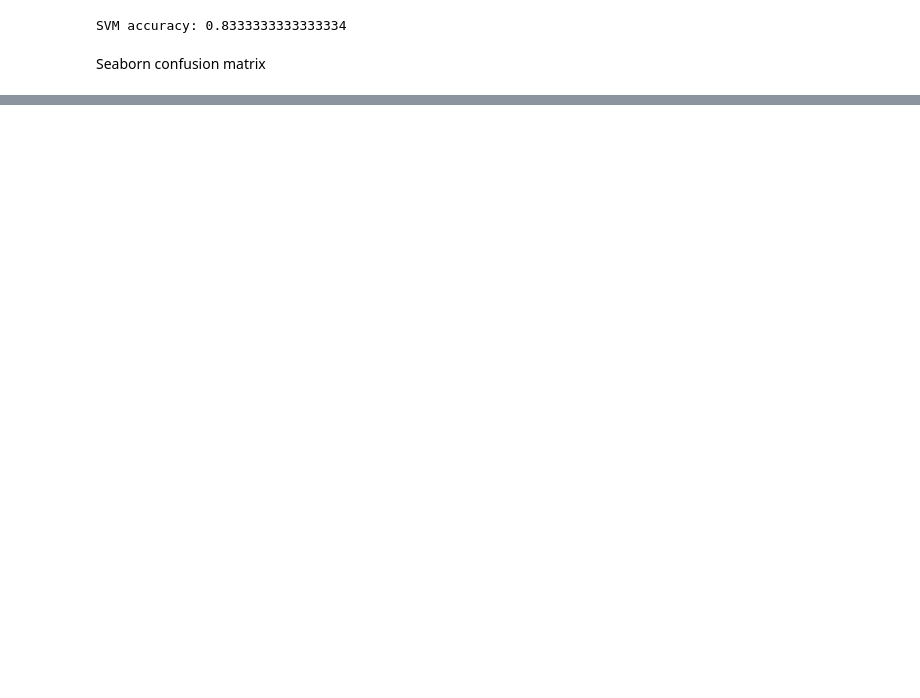
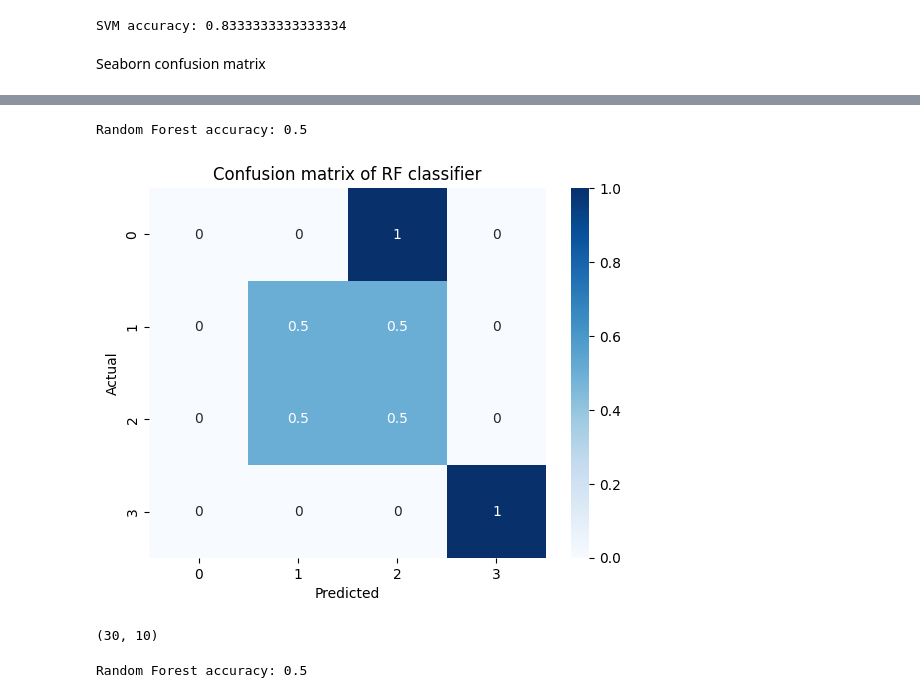
Before and after one commit to tomjefferis/ArtHeart, a Jupyter notebook: arthheart-ml.ipynb, the cells around one changed output, grey strips where cells are left out. Saved outputs shown, nothing was run; the diff lists cells and outputs as text; code cells hidden in the pictures; blank space fills up the shorter version.

```diff
--- a/arthheart-ml.ipynb
+++ b/arthheart-ml.ipynb
@@ -367,0 +440,33 @@ SVM accuracy: 0.5
+# %%
+# Create and train the Random Forest model
+rf = RandomForestClassifier(n_estimators=100, max_depth=10, random_state=42)
+rf.fit(X_train, y_train)
+
+# Evaluate the model on the testing set
+accuracy = rf.score(X_test, y_test)
+print(f'Random Forest accuracy: {accuracy}')
+# %% [output]
+Random Forest accuracy: 0.5
+# %%
+cm = confusion_matrix(y_test, rf.predict(X_test))
+cm_norm = cm / cm.sum(axis=1).reshape(-1,1)
+sns.heatmap(cm_norm, annot=True, cmap='Blues')
+plt.xlabel('Predicted')
+plt.ylabel('Actual')
+plt.title('Confusion matrix of RF classifier')
+plt.show()
+# %% [output]
+[figure, added]
+# %%
+selector = SelectKBest(f_classif, k=10)
+Group3_processed_fit = selector.fit_transform(Group3_processed, Group3_arousal)
+
+Group3_processed_fit = np.array(Group3_processed_fit)
+Group3_arousal_score = np.array(Group3_arousal)
+
+
+std = StandardScaler()
+Group3_processed_std = std.fit_transform(Group3_processed_fit)
+print(Group3_processed_std.shape)
+# %% [output]
+(30, 10)
@@ -367,0 +475,10 @@ SVM accuracy: 0.5
+# %%
+# Create and train the Random Forest model
+rf = RandomForestClassifier(n_estimators=100, max_depth=10, random_state=42)
+rf.fit(X_train, y_train)
+
+# Evaluate the model on the testing set
+accuracy = rf.score(X_test, y_test)
+print(f'Random Forest accuracy: {accuracy}')
+# %% [output]
+Random Forest accuracy: 0.5
```
Also changed, not shown: parts of 21 cells of this notebook, 1 other file.
